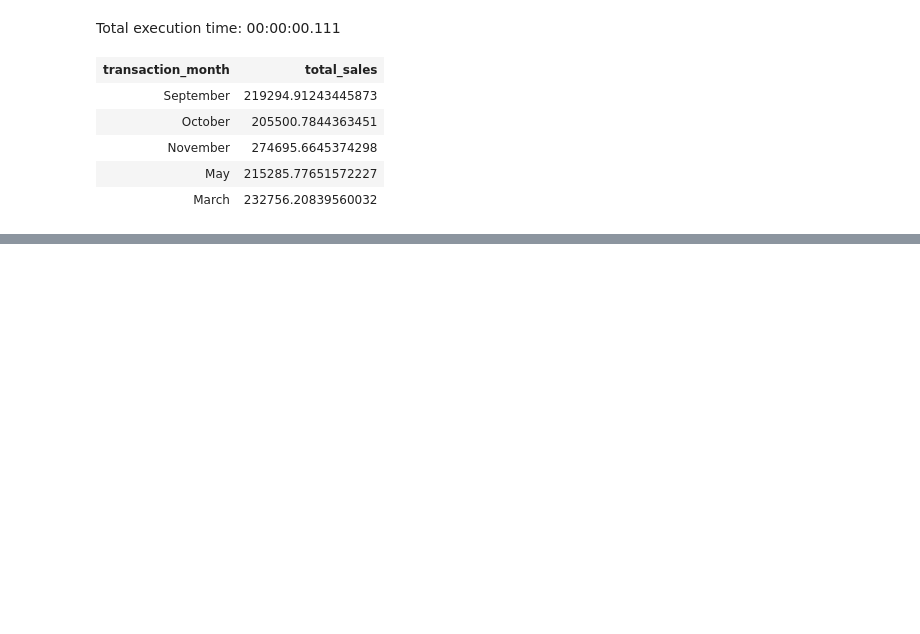
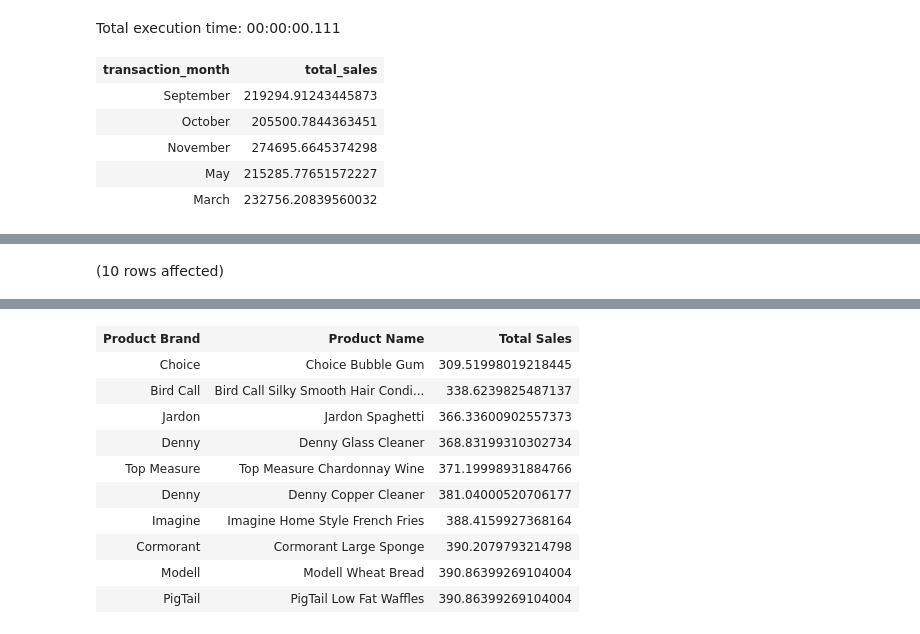
Before and after one commit to Ampo-tech/SQL, a Jupyter notebook: Notebook-1.ipynb, the cells around one changed output, grey strips where cells are left out. Saved outputs shown, nothing was run; the diff lists cells and outputs as text; code cells hidden in the pictures; blank space fills up the shorter version.

```diff
--- a/Notebook-1.ipynb
+++ b/Notebook-1.ipynb
@@ -35,0 +331,12 @@ Total execution time: 00:00:00.111
+# %%
+SELECT pro.product_brand 'Product Brand',
+       pro.product_name 'Product Name',
+       SUM(tr.total_sale) as 'Total Sales'
+FROM dbo.products_dim pro
+INNER JOIN dbo.transactions_fact tr
+ON pro.product_id = tr.product_id
+GROUP BY pro.product_brand, product_name
+HAVING SUM(tr.total_sale) < 400
+ORDER BY 'Total Sales' ASC
+# %% [output]
+(10 rows affected)
@@ -35,0 +344,11 @@ Total execution time: 00:00:00.111
+| Product Brand | Product Name | Total Sales |
+| Choice | Choice Bubble Gum | 309.51998019218445 |
+| Bird Call | Bird Call Silky Smooth Hair Condi... | 338.6239825487137 |
+| Jardon | Jardon Spaghetti | 366.33600902557373 |
+| Denny | Denny Glass Cleaner | 368.83199310302734 |
+| Top Measure | Top Measure Chardonnay Wine | 371.19998931884766 |
+| Denny | Denny Copper Cleaner | 381.04000520706177 |
+| Imagine | Imagine Home Style French Fries | 388.4159927368164 |
+| Cormorant | Cormorant Large Sponge | 390.2079793214798 |
+| Modell | Modell Wheat Bread | 390.86399269104004 |
+| PigTail | PigTail Low Fat Waffles | 390.86399269104004 |
```
Also changed, not shown: parts of 53 cells of this notebook.
